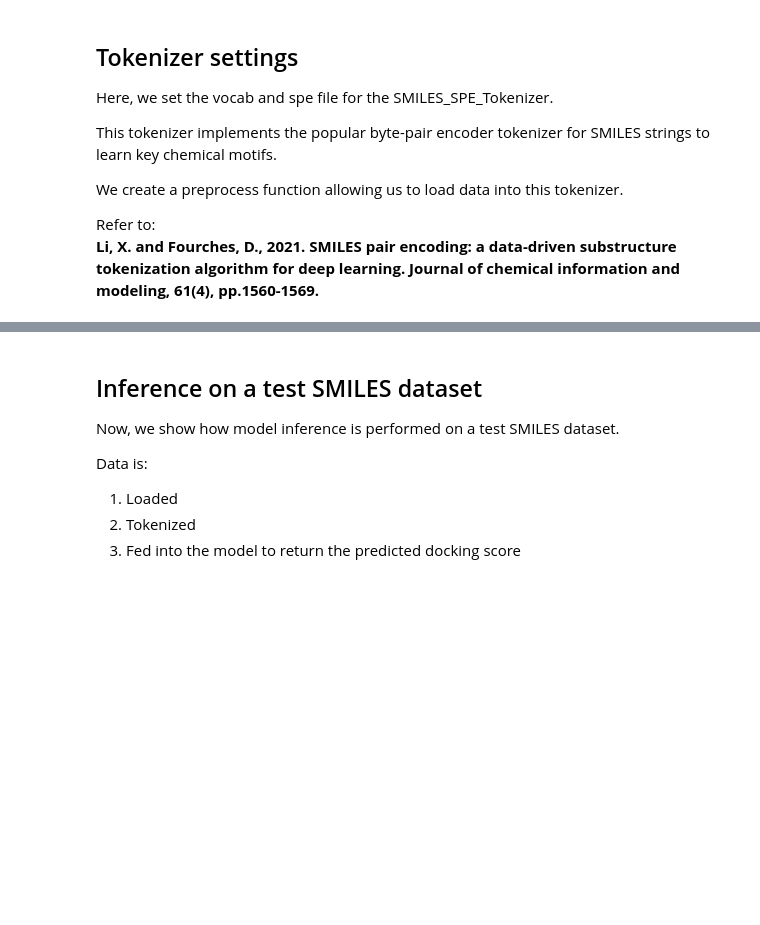
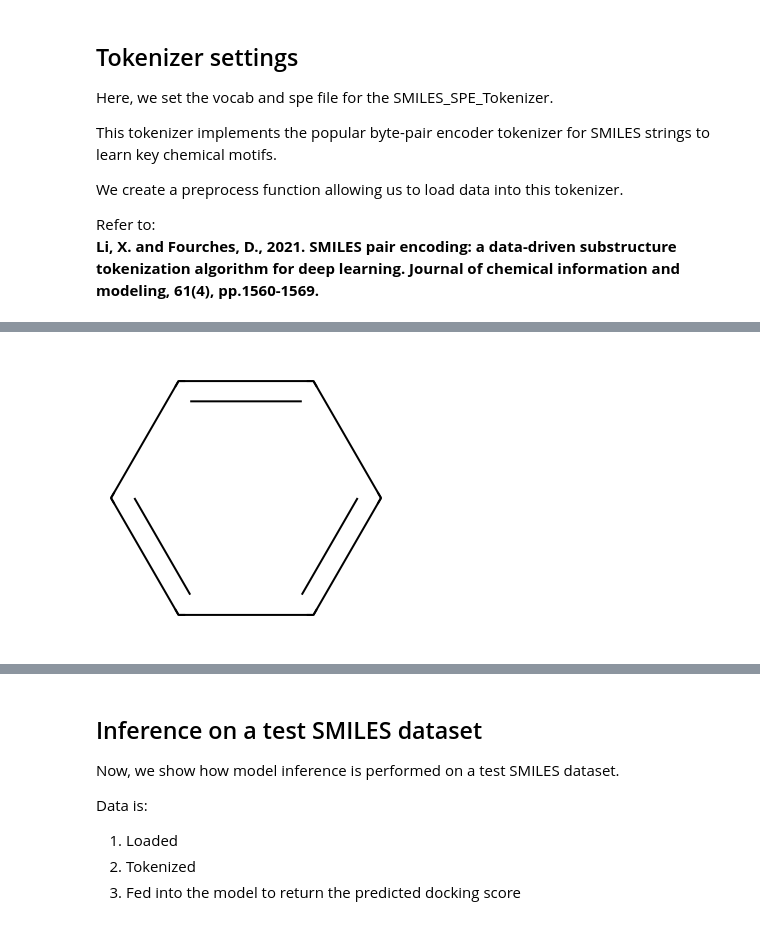
Before and after one commit to ramanathanlab/SciFM24-Tutorial, a Jupyter notebook: notebooks/VirtualScreen.ipynb, the cells around one changed output, grey strips where cells are left out. Cells and saved outputs as stored; diff of their text form; code cells hidden in the pictures; blank space fills up the shorter version.

```diff
--- a/notebooks/VirtualScreen.ipynb
+++ b/notebooks/VirtualScreen.ipynb
@@ -103,0 +152,5 @@ def preprocess(data, tokenizer, maxlen):
+# %%
+m = Chem.MolFromSmiles('c1ccccc1')
+Draw.MolToImage(m)
+# %% [output]
+[figure, added]
```
Also changed, not shown: parts of 6 cells of this notebook.
